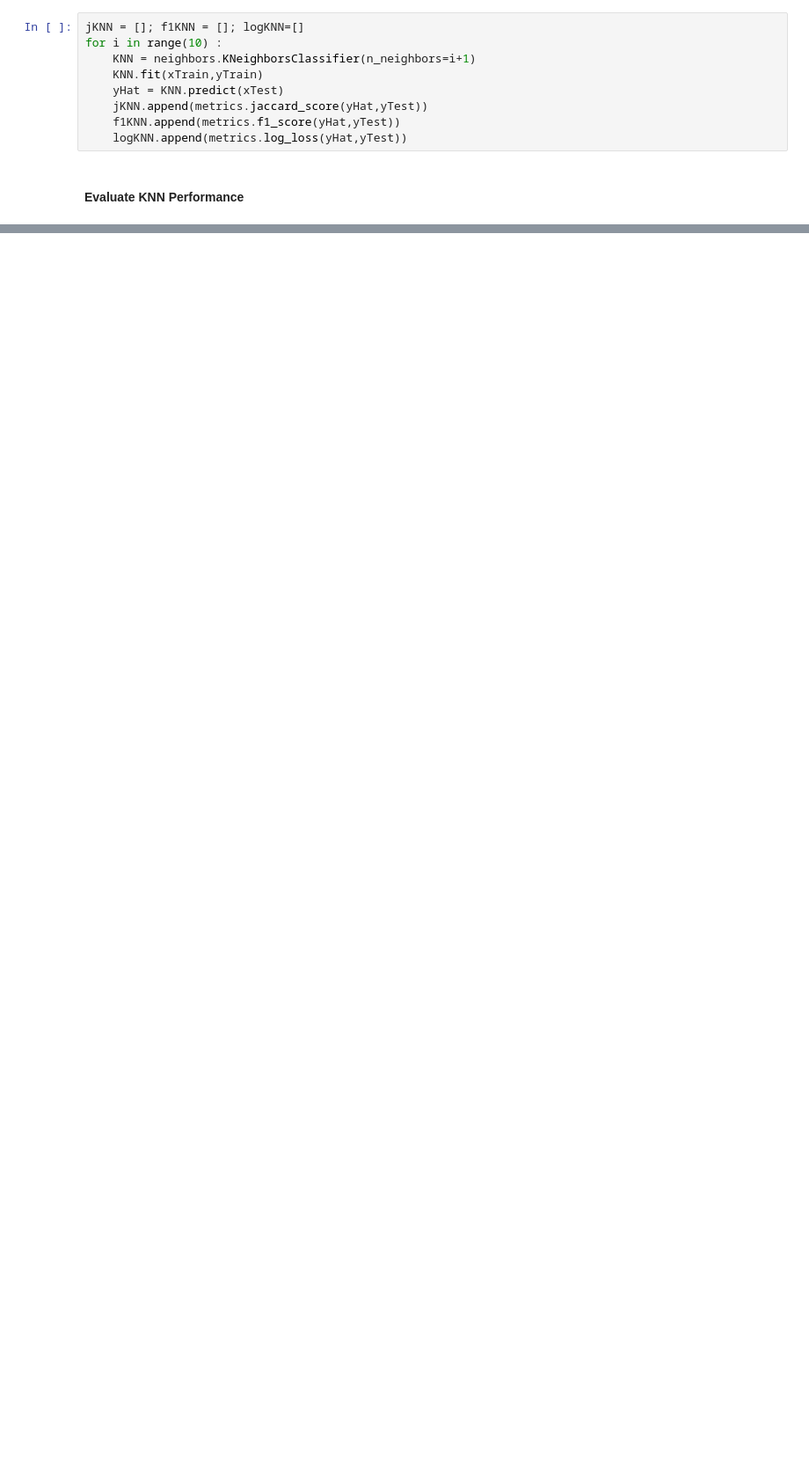
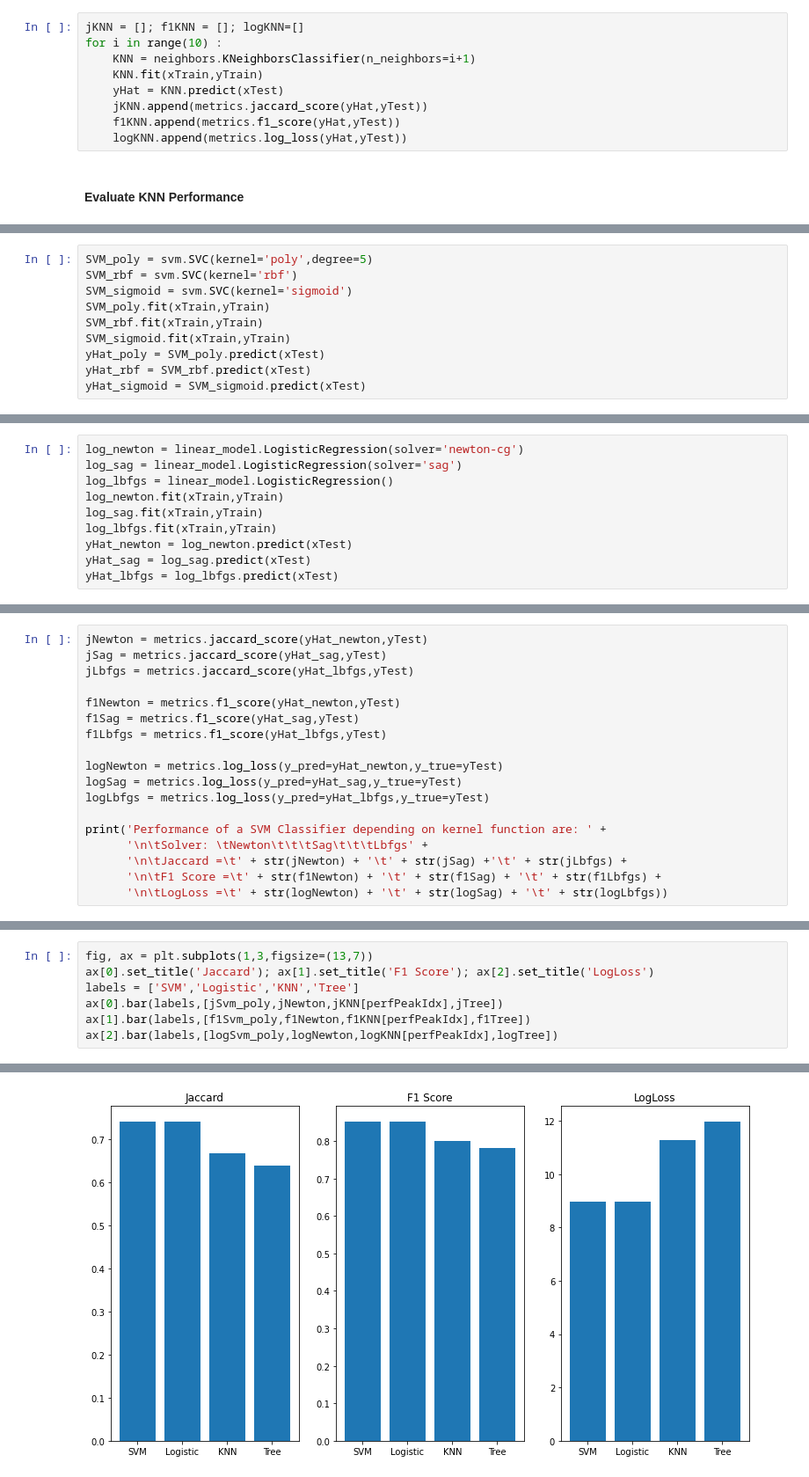
Before and after one commit to mircuz/Machine_Learning_IBM, a Jupyter notebook: Capstone project.ipynb, the cells around one changed output, grey strips where cells are left out. Shown at 88% size. Cells and saved outputs as stored; diff of their text form; blank space fills up the shorter version.

```diff
--- a/Capstone project.ipynb
+++ b/Capstone project.ipynb
@@ -118,0 +148,10 @@ Peak performance is reached with 9 Nearest Neighbors:
+# %%
+SVM_poly = svm.SVC(kernel='poly',degree=5)
+SVM_rbf = svm.SVC(kernel='rbf')
+SVM_sigmoid = svm.SVC(kernel='sigmoid')
+SVM_poly.fit(xTrain,yTrain)
+SVM_rbf.fit(xTrain,yTrain)
+SVM_sigmoid.fit(xTrain,yTrain)
+yHat_poly = SVM_poly.predict(xTest)
+yHat_rbf = SVM_rbf.predict(xTest)
+yHat_sigmoid = SVM_sigmoid.predict(xTest)
@@ -118,0 +186,10 @@ Peak performance is reached with 9 Nearest Neighbors:
+# %%
+log_newton = linear_model.LogisticRegression(solver='newton-cg')
+log_sag = linear_model.LogisticRegression(solver='sag')
+log_lbfgs = linear_model.LogisticRegression()
+log_newton.fit(xTrain,yTrain)
+log_sag.fit(xTrain,yTrain)
+log_lbfgs.fit(xTrain,yTrain)
+yHat_newton = log_newton.predict(xTest)
+yHat_sag = log_sag.predict(xTest)
+yHat_lbfgs = log_lbfgs.predict(xTest)
@@ -118,0 +198,18 @@ Peak performance is reached with 9 Nearest Neighbors:
+# %%
+jNewton = metrics.jaccard_score(yHat_newton,yTest)
+jSag = metrics.jaccard_score(yHat_sag,yTest)
+jLbfgs = metrics.jaccard_score(yHat_lbfgs,yTest)
+
+f1Newton = metrics.f1_score(yHat_newton,yTest)
+f1Sag = metrics.f1_score(yHat_sag,yTest)
+f1Lbfgs = metrics.f1_score(yHat_lbfgs,yTest)
+
+logNewton = metrics.log_loss(y_pred=yHat_newton,y_true=yTest)
+logSag = metrics.log_loss(y_pred=yHat_sag,y_true=yTest)
+logLbfgs = metrics.log_loss(y_pred=yHat_lbfgs,y_true=yTest)
+
+print('Performance of a SVM Classifier depending on kernel function are: ' +
+      '\n\tSolver: \tNewton\t\t\tSag\t\t\tLbfgs' +
+      '\n\tJaccard =\t' + str(jNewton) + '\t' + str(jSag) +'\t' + str(jLbfgs) +
+      '\n\tF1 Score =\t' + str(f1Newton) + '\t' + str(f1Sag) + '\t' + str(f1Lbfgs) +
+      '\n\tLogLoss =\t' + str(logNewton) + '\t' + str(logSag) + '\t' + str(logLbfgs))
@@ -118,0 +224,8 @@ Peak performance is reached with 9 Nearest Neighbors:
+# %%
+fig, ax = plt.subplots(1,3,figsize=(13,7))
+ax[0].set_title('Jaccard'); ax[1].set_title('F1 Score'); ax[2].set_title('LogLoss')
+labels = ['SVM','Logistic','KNN','Tree']
+ax[0].bar(labels,[jSvm_poly,jNewton,jKNN[perfPeakIdx],jTree])
+ax[1].bar(labels,[f1Svm_poly,f1Newton,f1KNN[perfPeakIdx],f1Tree])
+ax[2].bar(labels,[logSvm_poly,logNewton,logKNN[perfPeakIdx],logTree])
+# %% [output]
@@ -118,0 +233 @@ Peak performance is reached with 9 Nearest Neighbors:
+[figure, added]
```
Also changed, not shown: parts of 20 cells of this notebook.
